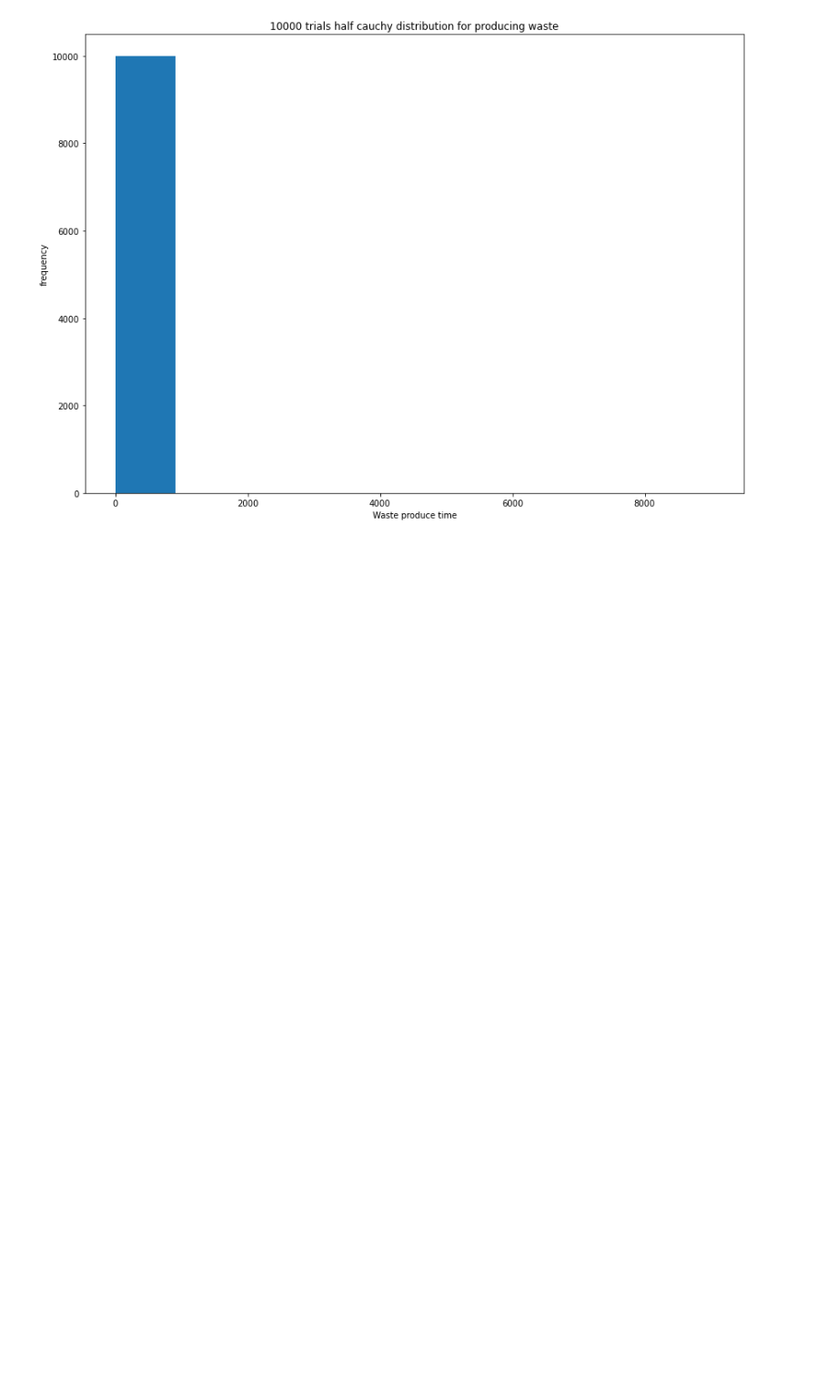
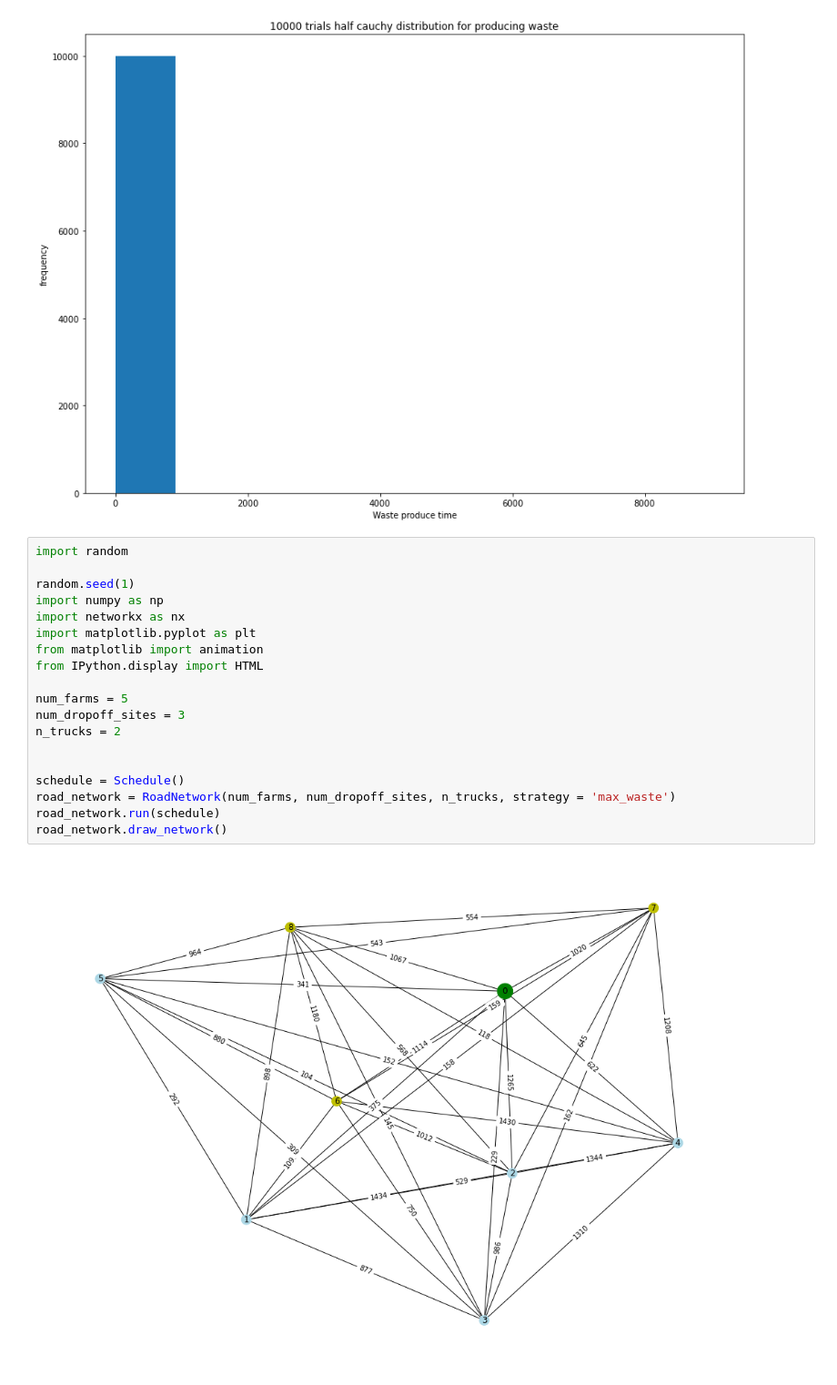
Before and after one commit to esther119/Simulation_Projects, a Jupyter notebook: waste_management_netowrk_simulation/waste_system_multi-trucks.ipynb, the cells around one changed output. Shown at 91% size. Saved outputs shown, nothing was run; the diff lists cells and outputs as text; blank space fills up the shorter version.

```diff
--- a/waste_management_netowrk_simulation/waste_system_multi-trucks.ipynb
+++ b/waste_management_netowrk_simulation/waste_system_multi-trucks.ipynb
@@ -1436,3 +1485,24 @@ plt.ylabel("frequency")
 # %% [output]
 Text(0, 0.5, 'frequency')
 [figure]
+# %%
+import random
+
+random.seed(1)
+import numpy as np
+import networkx as nx
+import matplotlib.pyplot as plt
+from matplotlib import animation
+from IPython.display import HTML
+
+num_farms = 5
+num_dropoff_sites = 3
+n_trucks = 2
+
+
+schedule = Schedule()
+road_network = RoadNetwork(num_farms, num_dropoff_sites, n_trucks, strategy = 'max_waste')
+road_network.run(schedule)
+road_network.draw_network()
+# %% [output]
+[figure, added]
```
Also changed, not shown: parts of 8 cells of this notebook, 12 other files.
